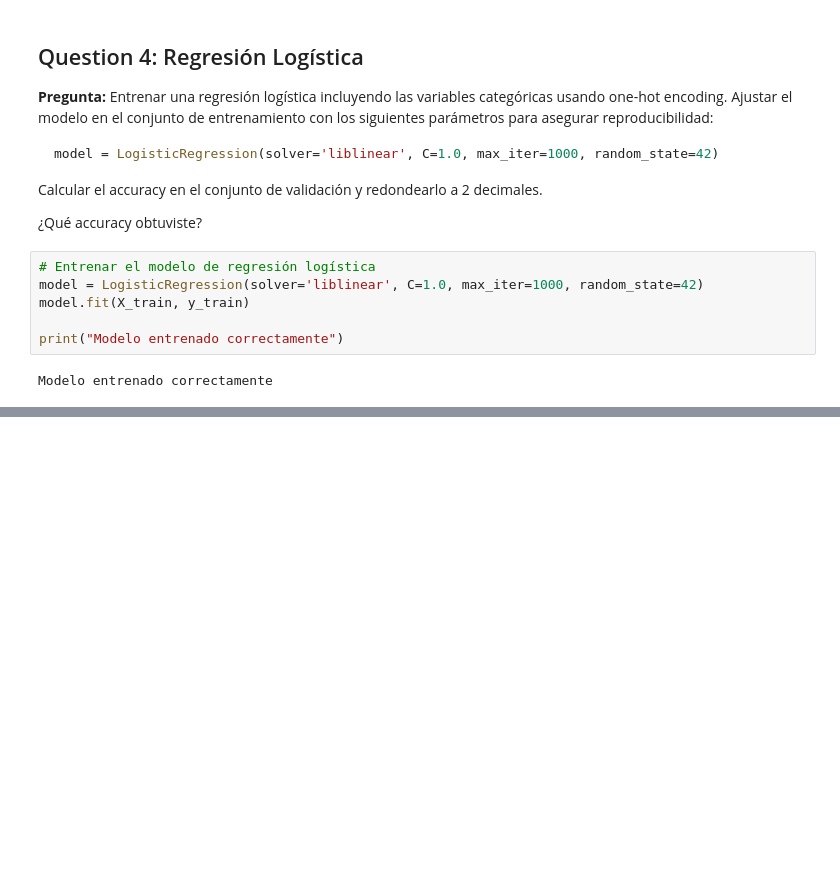
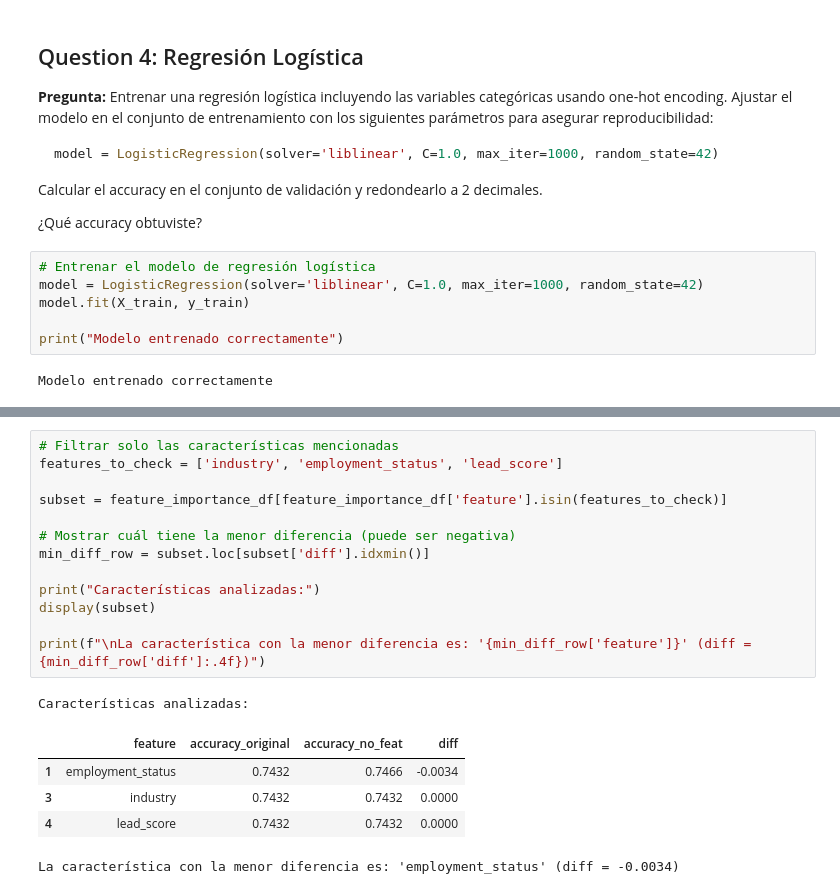
Before and after one commit to jesusoviedo/ml-zoomcamp-knowledge-base, a Jupyter notebook: homework3/notebook/solution.ipynb, the cells around one changed output, grey strips where cells are left out. Drawn from its saved outputs; the diff is of its cells as text; blank space fills up the shorter version.

```diff
--- a/homework3/notebook/solution.ipynb
+++ b/homework3/notebook/solution.ipynb
@@ -565,0 +485,20 @@ print("=" * 60)
+# %%
+# Filtrar solo las características mencionadas
+features_to_check = ['industry', 'employment_status', 'lead_score']
+
+subset = feature_importance_df[feature_importance_df['feature'].isin(features_to_check)]
+
+# Mostrar cuál tiene la menor diferencia (puede ser negativa)
+min_diff_row = subset.loc[subset['diff'].idxmin()]
+
+print("Características analizadas:")
+display(subset)
+
+print(f"\nLa característica con la menor diferencia es: '{min_diff_row['feature']}' (diff = {min_diff_row['diff']:.4f})")
+# %% [output]
+Características analizadas:
+|  | feature | accuracy_original | accuracy_no_feat | diff |
+| 1 | employment_status | 0.7432 | 0.7466 | -0.0034 |
+| 3 | industry | 0.7432 | 0.7432 | 0.0000 |
+| 4 | lead_score | 0.7432 | 0.7432 | 0.0000 |
+La característica con la menor diferencia es: 'employment_status' (diff = -0.0034)
```
Also changed, not shown: parts of 48 cells of this notebook.
